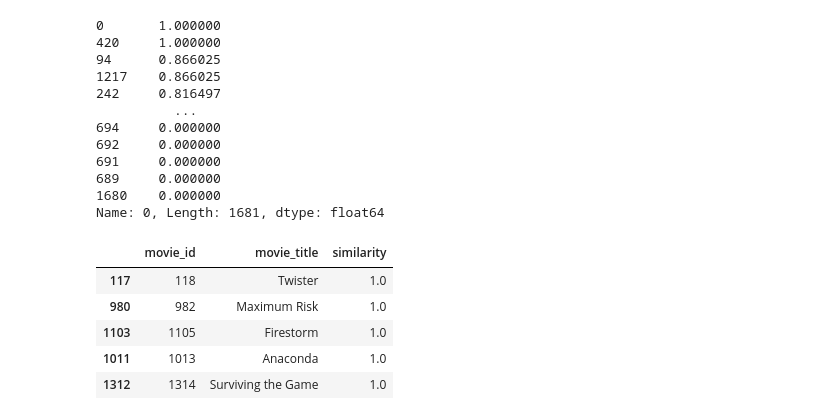
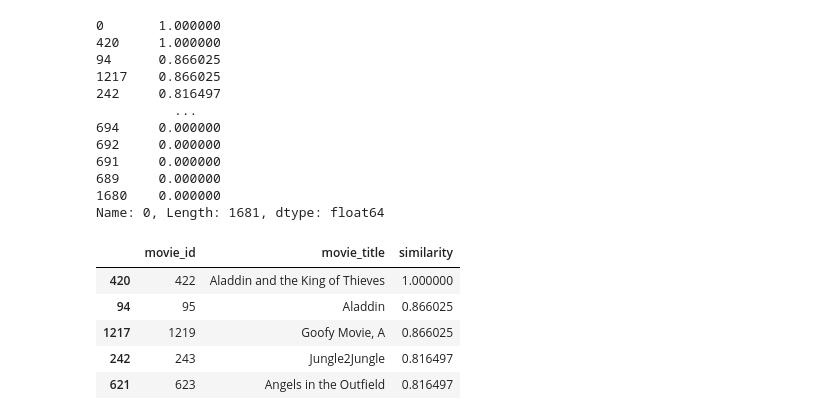
Before and after one commit to ericyun95/AI16_CP2_recsys, a Jupyter notebook: CP2_Base_model_CB(Content_Based).ipynb, the cells around one changed output. Saved outputs shown, nothing was run; the diff lists cells and outputs as text; code cells hidden in the pictures.

```diff
--- a/CP2_Base_model_CB(Content_Based).ipynb
+++ b/CP2_Base_model_CB(Content_Based).ipynb
@@ -64,11 +79,11 @@ def content_based(movie_id):
   movie_list['similarity'] = similarity_values
   return movie_list
 # %%
-content_based(2)
+content_based(1)
 # %% [output]
 |  | movie_id | movie_title | similarity |
-| 117 | 118 | Twister | 1.0 |
-| 980 | 982 | Maximum Risk | 1.0 |
-| 1103 | 1105 | Firestorm | 1.0 |
-| 1011 | 1013 | Anaconda | 1.0 |
-| 1312 | 1314 | Surviving the Game | 1.0 |
+| 420 | 422 | Aladdin and the King of Thieves | 1.000000 |
+| 94 | 95 | Aladdin | 0.866025 |
+| 1217 | 1219 | Goofy Movie, A | 0.866025 |
+| 242 | 243 | Jungle2Jungle | 0.816497 |
+| 621 | 623 | Angels in the Outfield | 0.816497 |
```
Also changed, not shown: parts of 4 cells of this notebook.
